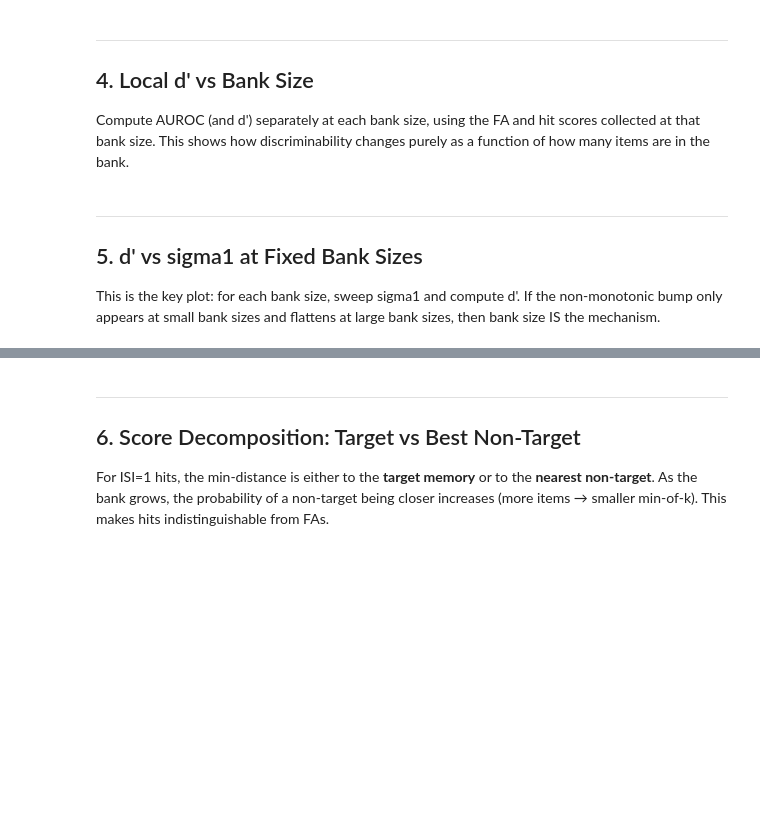
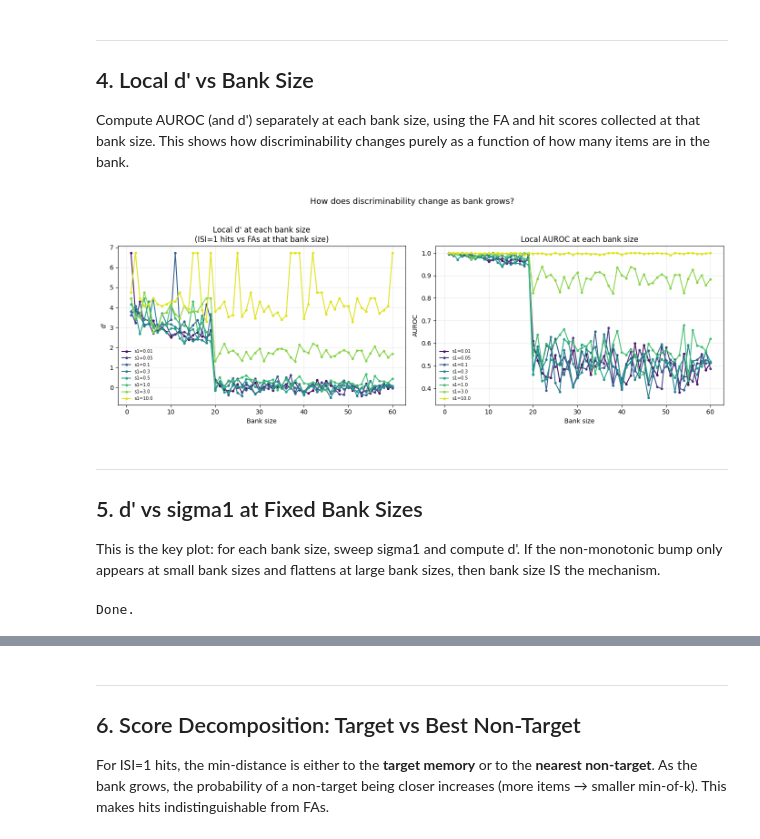
Before and after one commit to bjmedina/memory, a Jupyter notebook: notebooks/2026-03-04_pure-bank-simulation.ipynb, the cells around one changed output, grey strips where cells are left out. Drawn from its saved outputs; the diff is of its cells as text; code cells hidden in the pictures; blank space fills up the shorter version.

```diff
--- a/notebooks/2026-03-04_pure-bank-simulation.ipynb
+++ b/notebooks/2026-03-04_pure-bank-simulation.ipynb
@@ -375,34 +391,36 @@ for color, s1 in zip(colors, sigma1_sim_values):
         scores = np.concatenate([hits, fas])
 
         try:
             auroc = roc_auc_score(y_true, -scores)  # negative because distance
             dp = auroc_to_dprime(auroc)
         except ValueError:
             continue
 
         valid_ks.append(k)
         local_auroc.append(auroc)
         local_dprime.append(dp)
 
     axes[0].plot(valid_ks, local_dprime, 'o-', ms=3, color=color, label=f's1={s1}')
     axes[1].plot(valid_ks, local_auroc, 'o-', ms=3, color=color, label=f's1={s1}')
 
 axes[0].set_xlabel('Bank size')
 axes[0].set_ylabel("d'")
 axes[0].set_title("Local d' at each bank size\n(ISI=1 hits vs FAs at that bank size)")
 axes[0].legend(fontsize=7, frameon=False)
 axes[0].grid(alpha=0.25)
 
 axes[1].set_xlabel('Bank size')
 axes[1].set_ylabel('AUROC')
 axes[1].set_title('Local AUROC at each bank size')
 axes[1].legend(fontsize=7, frameon=False)
 axes[1].grid(alpha=0.25)
 
-fig.suptitle("Section 4: How does discriminability change as bank grows?",
+fig.suptitle("How does discriminability change as bank grows?",
              y=1.03, fontsize=13)
 fig.tight_layout()
 plt.show()
+# %% [output]
+[figure, added]
 # %% [markdown]
 ---
 ## 5. d' vs sigma1 at Fixed Bank Sizes
@@ -413,15 +431,19 @@ large bank sizes, then bank size IS the mechanism.
 # %%
 # Run a finer sigma1 grid for this analysis
 sigma1_fine = np.exp(np.linspace(np.log(0.01), np.log(10.0), 25))
+
+MAX_BANK = 120
 
 sim_fine = {}
 for s1 in tqdm(sigma1_fine, desc="Fine sigma1 sweep"):
     sim_fine[s1] = pure_bank_simulation(
         X, sigma0=SIGMA0, sigma1=s1, t_step=t_step,
-        metric=metric, max_bank_size=MAX_BANK, n_mc=N_MC_SIM, seed=3_000_000,
+        metric=metric, max_bank_size=MAX_BANK, n_mc=N_MC_SIM, seed=3_000_000 + int(s1 *1000),
     )
 
 print("Done.")
+# %% [output]
+Done.
 # %%
 # d' vs sigma1, one curve per bank size
 
```
Also changed, not shown: parts of 8 cells of this notebook, 1 other file.
